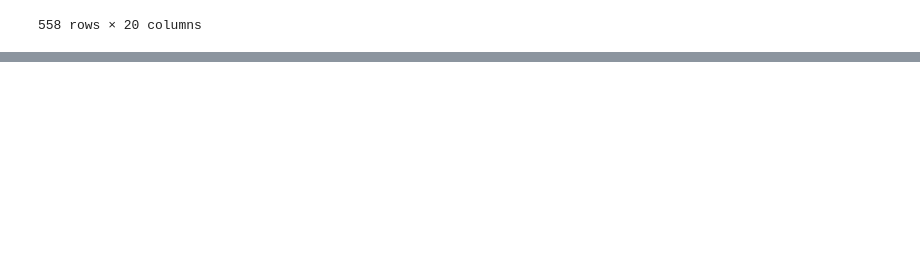
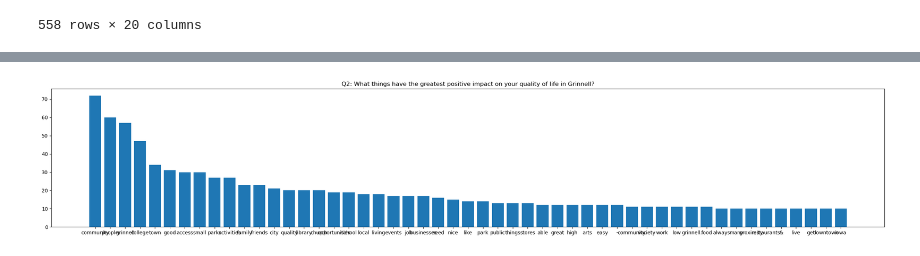
Before and after one commit to shreyasagrawal/Survey-Analysis-NLP, a Jupyter notebook: finalproj.ipynb, the cells around one changed output, grey strips where cells are left out. Cells and saved outputs as stored; diff of their text form; code cells hidden in the pictures; blank space fills up the shorter version.

```diff
--- a/finalproj.ipynb
+++ b/finalproj.ipynb
@@ -107,0 +110,17 @@ for filename in os.listdir(path):
+# %%
+wcq2 = word_count(finaltextq2)
+wcsortedq2 = sorted(wcq2.items(), key=lambda x:x[1], reverse=True)
+dict_wcsortedq2 = dict(wcsortedq2)
+# print(dict_wcsortedq2)
+# %%
+resultq2 = {key:value for (key, value) in dict_wcsortedq2.items() if value >= 10}
+
+wordsq2 = list(resultq2.keys())
+countsq2 = list(resultq2.values())
+#resizing
+fig = plt.figure(figsize=(30, 5))
+plt.bar(range(len(resultq2)), countsq2, tick_label=wordsq2)
+plt.title("Q2: What things have the greatest positive impact on your quality of life in Grinnell?")
+plt.show()
+# %% [output]
+[figure, added]
```
Also changed, not shown: parts of 7 cells of this notebook.
